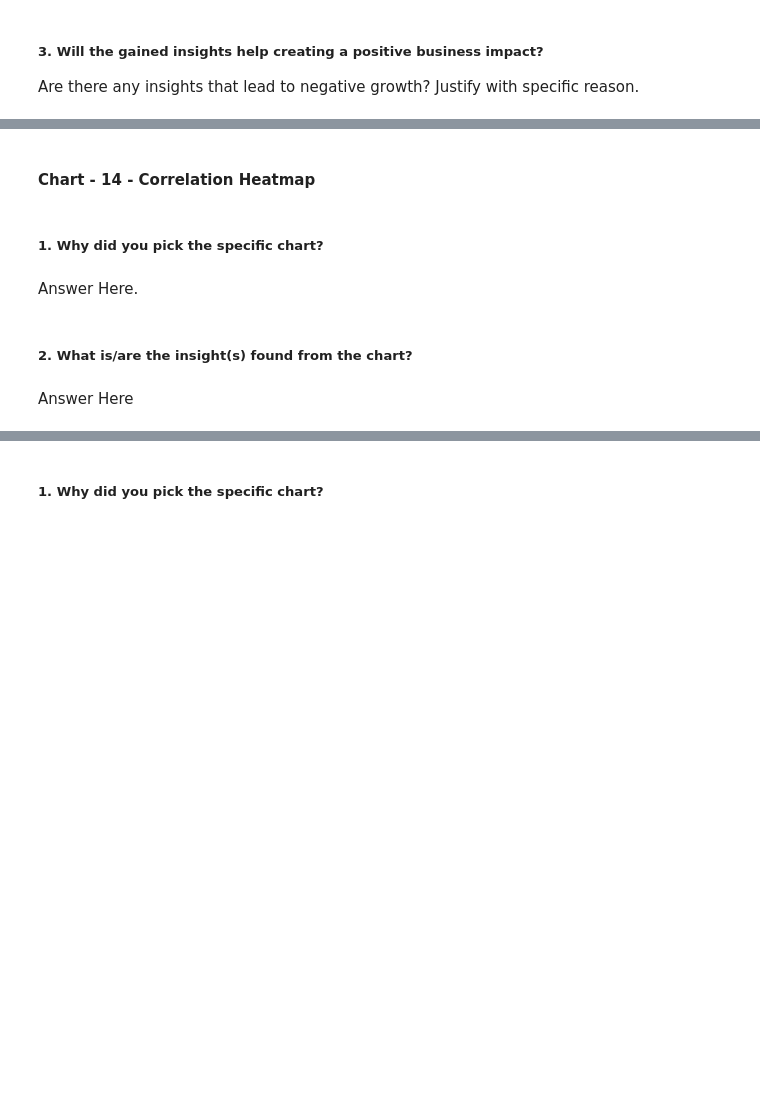
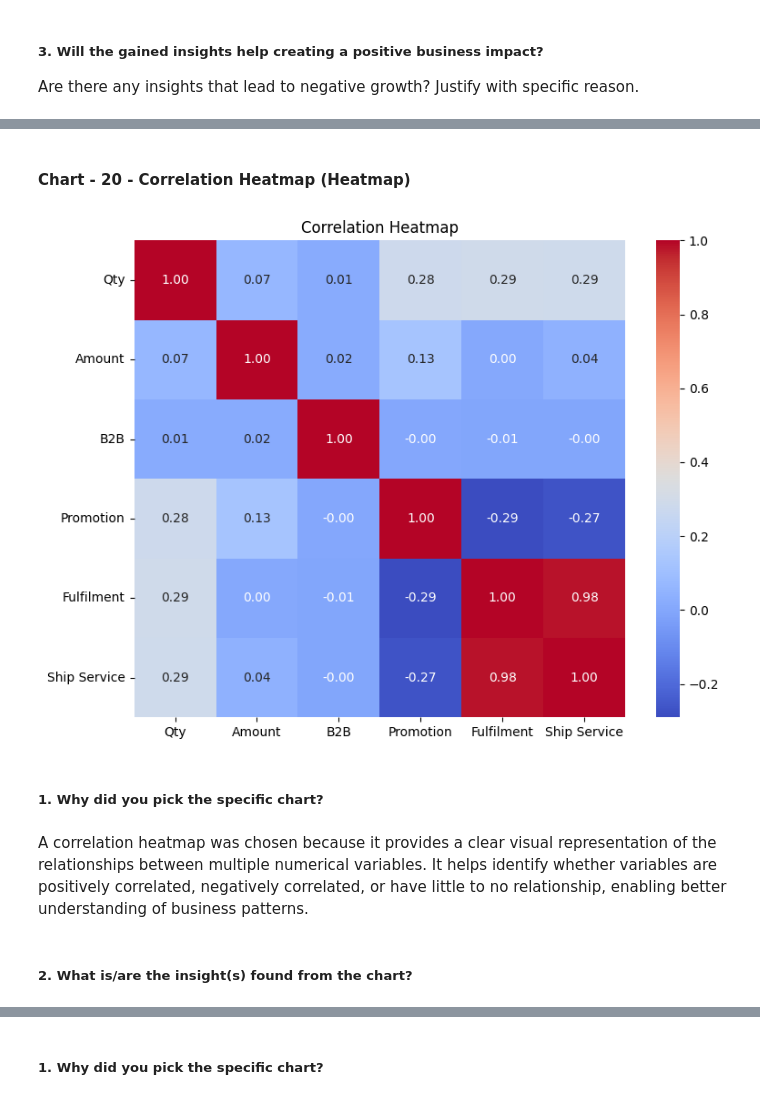
Before and after one commit to adityajain9756-rgb/ecommerce-sales-analysis, a Jupyter notebook: EDA_aditya_amazon.ipynb, the cells around one changed output, grey strips where cells are left out. Drawn from its saved outputs; the diff is of its cells as text; code cells hidden in the pictures; blank space fills up the shorter version.

```diff
--- a/EDA_aditya_amazon.ipynb
+++ b/EDA_aditya_amazon.ipynb
@@ -1029,2 +1083,2 @@ Are there any insights that lead to negative growth? Justify with specific reaso
 # %% [markdown]
-#### Chart - 14 - Correlation Heatmap
+#### Chart - 20 - Correlation Heatmap (Heatmap)
@@ -1033,8 +1085,46 @@ Are there any insights that lead to negative growth? Justify with specific reaso
+# %%
+# Correlation Heatmap visualization code
+corr_df = df_clean.copy()
+
+corr_df['B2B'] = corr_df['B2B'].astype(int)
+
+corr_df['Promotion'] = corr_df['promotion-ids'].notna().astype(int)
+
+corr_df['Fulfilment'] = corr_df['Fulfilment'].map({
+    'Amazon':1,
+    'Merchant':0
+})
+
+corr_df['Ship Service'] = corr_df['ship-service-level'].map({
+    'Expedited':1,
+    'Standard':0
+})
+
+corr = corr_df[['Qty',
+                'Amount',
+                'B2B',
+                'Promotion',
+                'Fulfilment',
+                'Ship Service']].corr()
+
+plt.figure(figsize=(8,6))
+
+sns.heatmap(
+    corr,
+    annot=True,
+    cmap='coolwarm',
+    fmt='.2f'
+)
+
+plt.title('Correlation Heatmap')
+
+plt.tight_layout()
+plt.show()
+# %% [output]
+[figure, added]
 # %% [markdown]
 ##### 1. Why did you pick the specific chart?
-# %% [markdown]
-Answer Here.
+# %% [markdown]
+A correlation heatmap was chosen because it provides a clear visual representation of the relationships between multiple numerical variables. It helps identify whether variables are positively correlated, negatively correlated, or have little to no relationship, enabling better understanding of business patterns.
 # %% [markdown]
 ##### 2. What is/are the insight(s) found from the chart?
-# %% [markdown]
-Answer Here
```
Also changed, not shown: parts of 45 cells of this notebook.
